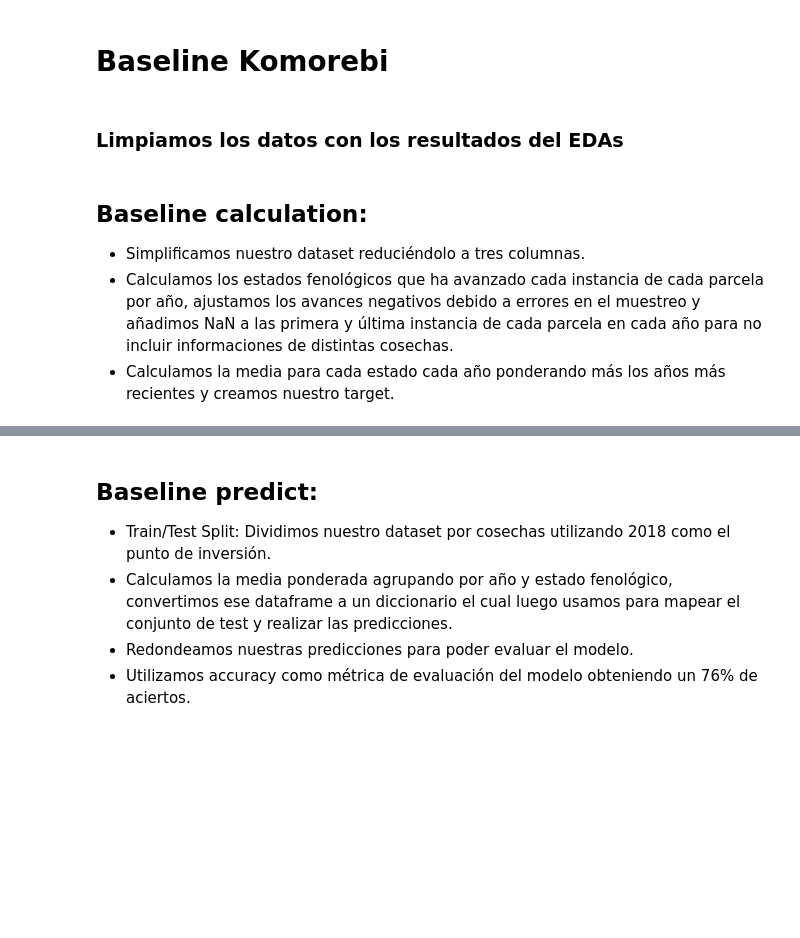
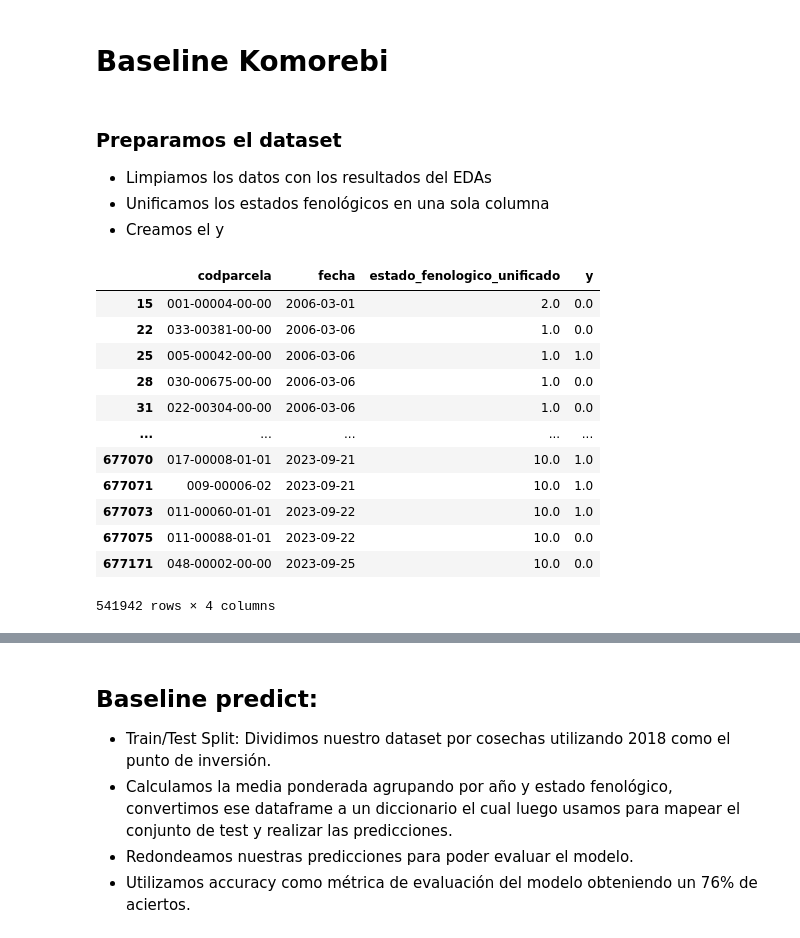
Before and after one commit to Zrive/zrive-ds-1q24-olive-stage-prediction, a Jupyter notebook: src/Baseline-Alvaro.ipynb, the cells around one changed output, grey strips where cells are left out. Saved outputs shown, nothing was run; the diff lists cells and outputs as text; code cells hidden in the pictures; blank space fills up the shorter version.

Commit message:
Baseline - Markdown

```diff
--- a/src/Baseline-Alvaro.ipynb
+++ b/src/Baseline-Alvaro.ipynb
@@ -14,5 +14,8 @@ df = pd.read_parquet(root_folder + '/muestreos_parcelas.parquet')
 # %% [markdown]
-### Limpiamos los datos con los resultados del EDAs
+### Preparamos el dataset
+ - Limpiamos los datos con los resultados del EDAs
+ - Unificamos los estados fenológicos en una sola columna
+ - Creamos el y
 # %%
 def clean_df(df):
     """
@@ -33,9 +36,61 @@ def clean_df(df):
 
     return df
+# %%
+def unificar_estados(df: pd.DataFrame) -> pd.DataFrame:
+    columnas_estados = [f'estado_fenologico_{i}' for i in range(14, 0, -1)]
+
+    df['estado_fenologico_unificado'] = df.apply(
+        lambda row: next((col.split('_')[-1] for col in columnas_estados if row[col] == 2), pd.NA), axis=1)
+    df['estado_fenologico_unificado'] = pd.to_numeric(df['estado_fenologico_unificado'], errors='coerce')
+
+    # Columnas simplificadas para calcular el baseline
+    df= df[['codparcela', 'fecha', 'estado_fenologico_unificado']]
+
+    return df
+# %%
+def generate_y(df: pd.DataFrame, window_size: int = 14, window_tolerance: int = 2) -> pd.DataFrame:
+    # Crear una copia para trabajar sin modificar el DataFrame original
+    df_copy = df.copy()
+
+    # Generar fecha futura para buscar el estado fenológico en el futuro
+    df_copy['fecha_futuro'] = df_copy['fecha'] + pd.Timedelta(days=window_size)
+
+    # Realizar una fusión asof para encontrar correspondencias dentro de una ventana de tiempo específica
+    df_with_y = pd.merge_asof(
+        df_copy.sort_values('fecha'), df_copy.sort_values('fecha'),
+        by='codparcela', left_on='fecha_futuro', right_on='fecha',
+        suffixes=('', '_future'), direction='nearest', tolerance=pd.Timedelta(days=window_tolerance)
+    )
+
+    # Generar la columna objetivo - Número de estados fenológicos que pasaron en el tamaño de ventana elegido
+    df_with_y['y'] = df_with_y['estado_fenologico_unificado_future'] - df_with_y['estado_fenologico_unificado']
+
+    # Eliminar todas las filas con valor nulo en la columna objetivo
+    df_with_y = df_with_y[df_with_y['y'].notnull()]
+
+    # Establecer a 0 cuando la columna objetivo sea negativa
+    df_with_y.loc[df_with_y['y'] < 0, 'y'] = 0
+
+    df_with_y=  df_with_y[['codparcela', 'fecha', 'estado_fenologico_unificado','y']]
+
+
+    return df_with_y
 # %%
-df = clean_df(df)
+df= clean_df(df)
+df= unificar_estados(df)
+df= generate_y(df)
+df
+# %% [output]
+|  | codparcela | fecha | estado_fenologico_unificado | y |
+| 15 | 001-00004-00-00 | 2006-03-01 | 2.0 | 0.0 |
+| 22 | 033-00381-00-00 | 2006-03-06 | 1.0 | 0.0 |
+| 25 | 005-00042-00-00 | 2006-03-06 | 1.0 | 1.0 |
+| 28 | 030-00675-00-00 | 2006-03-06 | 1.0 | 0.0 |
+| 31 | 022-00304-00-00 | 2006-03-06 | 1.0 | 0.0 |
+| ... | ... | ... | ... | ... |
+| 677070 | 017-00008-01-01 | 2023-09-21 | 10.0 | 1.0 |
+| 677071 | 009-00006-02 | 2023-09-21 | 10.0 | 1.0 |
+| 677073 | 011-00060-01-01 | 2023-09-22 | 10.0 | 1.0 |
+| 677075 | 011-00088-01-01 | 2023-09-22 | 10.0 | 0.0 |
+| 677171 | 048-00002-00-00 | 2023-09-25 | 10.0 | 0.0 |
+541942 rows × 4 columns
-# %% [markdown]
-## Baseline calculation:
-- Simplificamos nuestro dataset reduciéndolo a tres columnas.
-- Calculamos los estados fenológicos que ha avanzado cada instancia de cada parcela por año, ajustamos los avances negativos debido a errores en el muestreo y añadimos NaN a las primera y última instancia de cada parcela en cada año para no incluir informaciones de distintas cosechas.
-- Calculamos la media para cada estado cada año ponderando más los años más recientes y creamos nuestro target.
```
Also changed, not shown: parts of 8 cells of this notebook, 2 other files.
